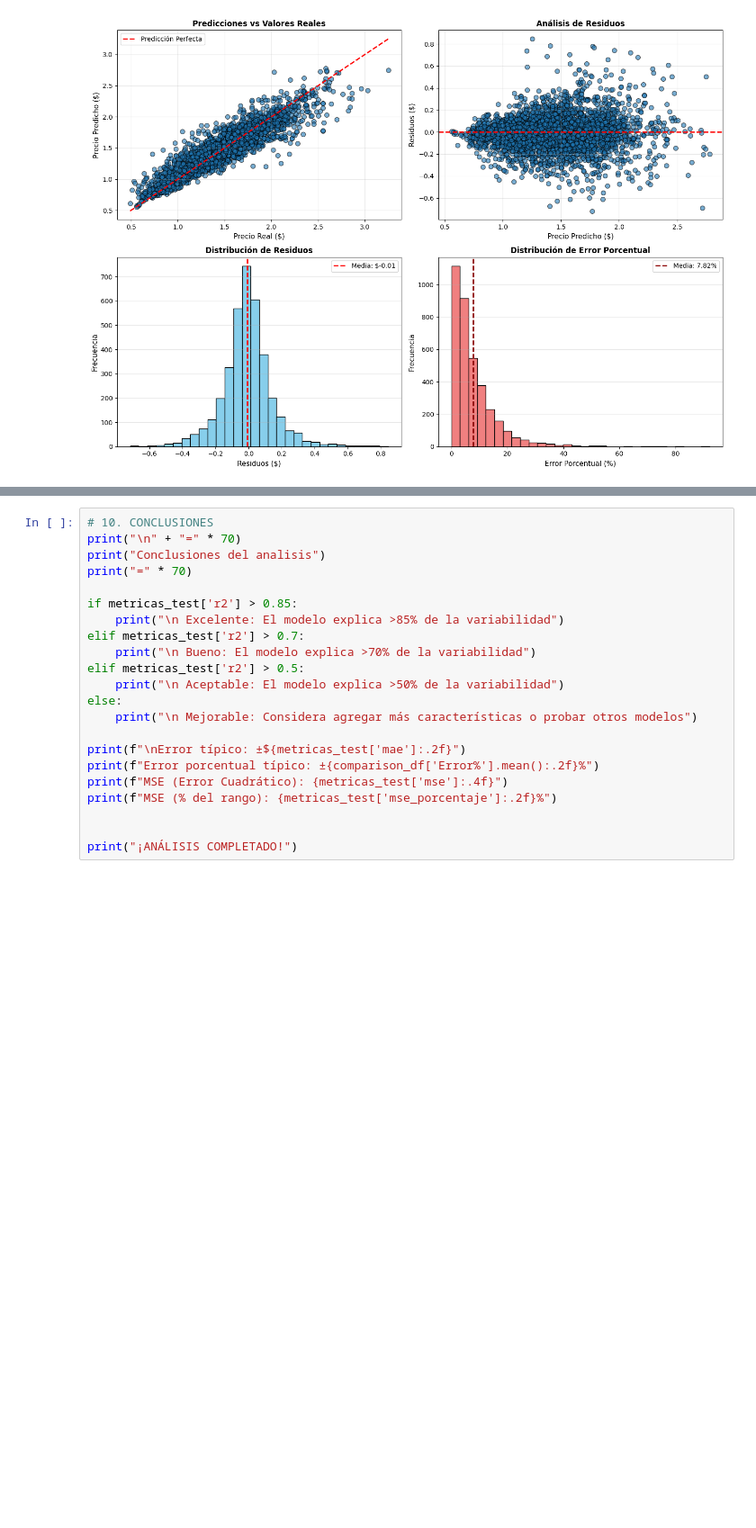
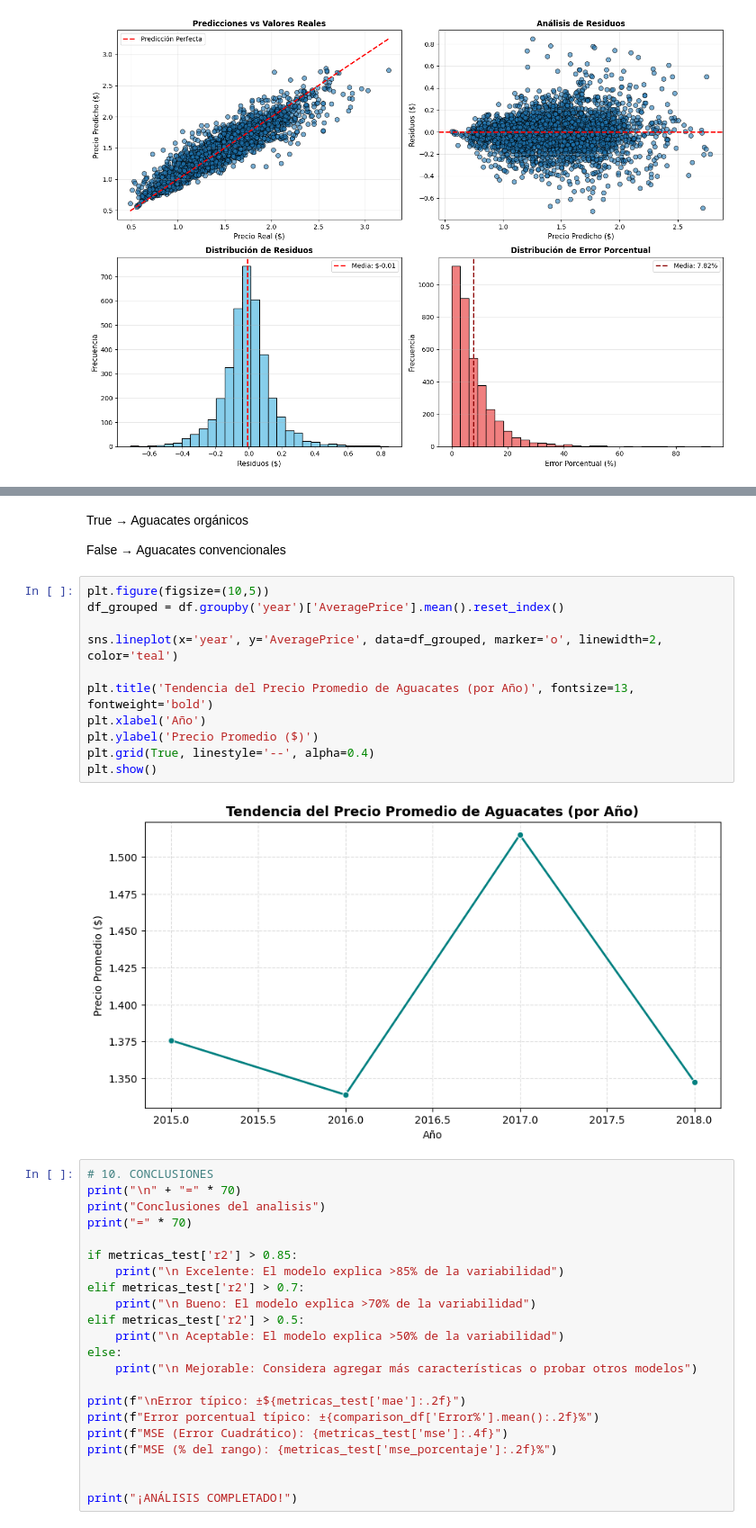
Before and after one commit to Samth18/Proyecto2-CienciaDatos, a Jupyter notebook: avocado-regression-project/models/random_forest/randomForest.ipynb, the cells around one changed output, grey strips where cells are left out. Shown: that part at 90% size. Cells and saved outputs as stored; diff of their text form; blank space fills up the shorter version.

```diff
--- a/avocado-regression-project/models/random_forest/randomForest.ipynb
+++ b/avocado-regression-project/models/random_forest/randomForest.ipynb
@@ -397,3 +431,20 @@ Primeras 10 predicciones:
+# %% [markdown]
+True → Aguacates orgánicos
+
+False → Aguacates convencionales
+# %%
+plt.figure(figsize=(10,5))
+df_grouped = df.groupby('year')['AveragePrice'].mean().reset_index()
+
+sns.lineplot(x='year', y='AveragePrice', data=df_grouped, marker='o', linewidth=2, color='teal')
+
+plt.title('Tendencia del Precio Promedio de Aguacates (por Año)', fontsize=13, fontweight='bold')
+plt.xlabel('Año')
+plt.ylabel('Precio Promedio ($)')
+plt.grid(True, linestyle='--', alpha=0.4)
+plt.show()
+# %% [output]
+[figure, added]
 # %%
 # 10. CONCLUSIONES
 print("\n" + "=" * 70)
```
Also changed, not shown: parts of 3 cells of this notebook.
